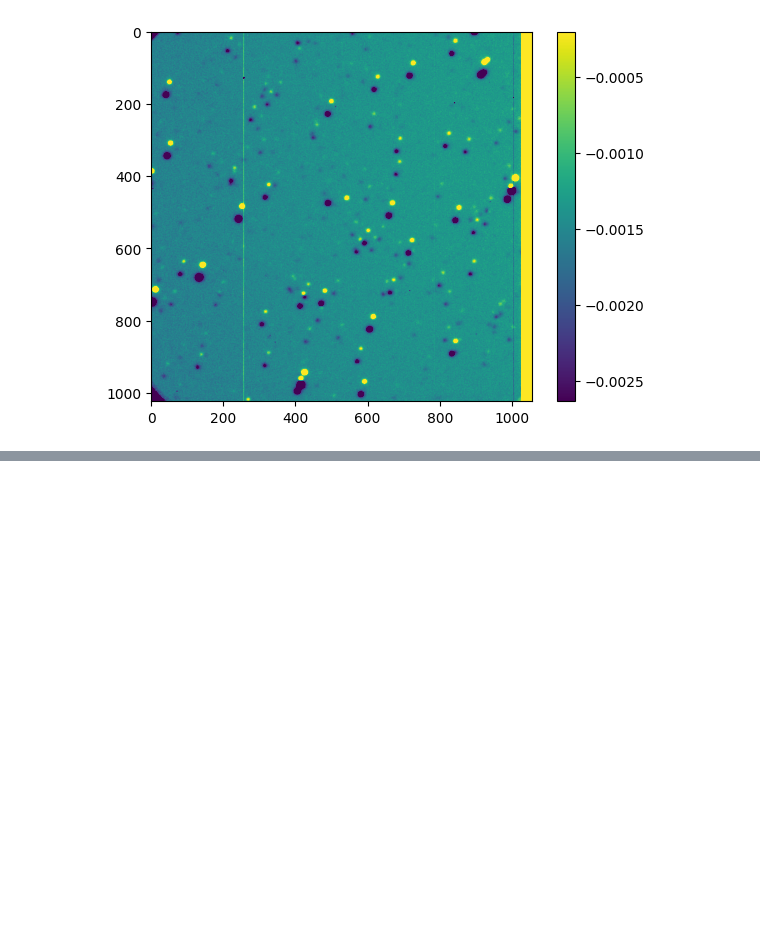
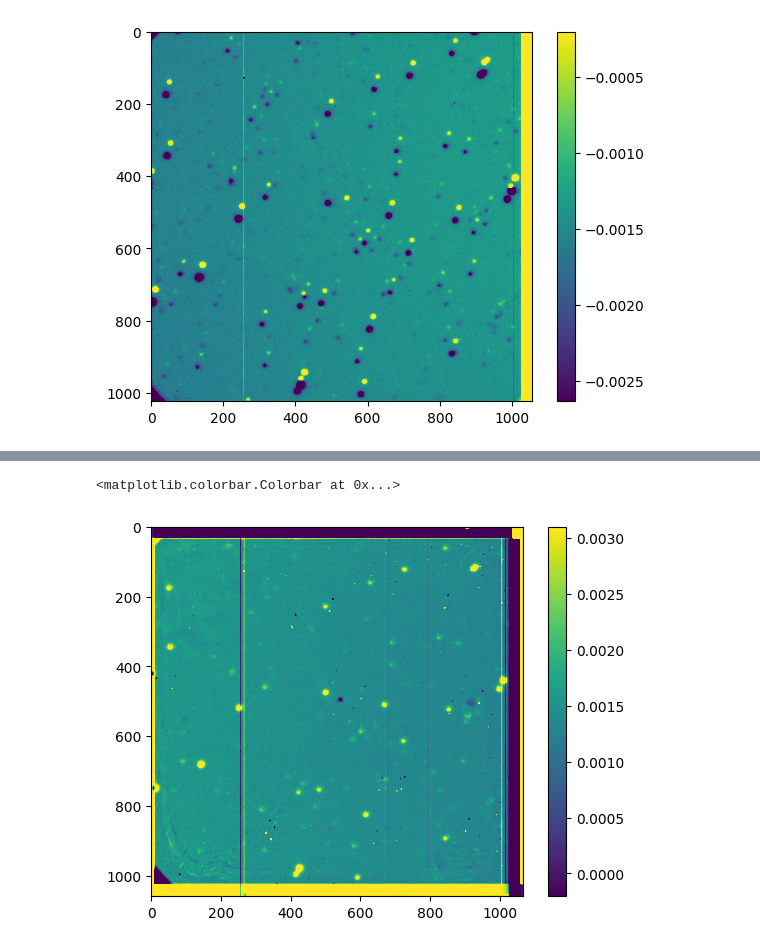
Before and after one commit to askemer/ASTR257_2024, a Jupyter notebook: student_work/adityars/pluto.ipynb, the cells around one changed output, grey strips where cells are left out. Cells and saved outputs as stored; diff of their text form; code cells hidden in the pictures; blank space fills up the shorter version.

```diff
--- a/student_work/adityars/pluto.ipynb
+++ b/student_work/adityars/pluto.ipynb
@@ -59,0 +92,6 @@ plt.colorbar()
+# %%
+view_as_ds9(science0_offset - science1_offset)
+plt.colorbar()
+# %% [output]
+<matplotlib.colorbar.Colorbar at 0x...>
+[figure, added]
```
Also changed, not shown: parts of 14 cells of this notebook, 4 other files.
